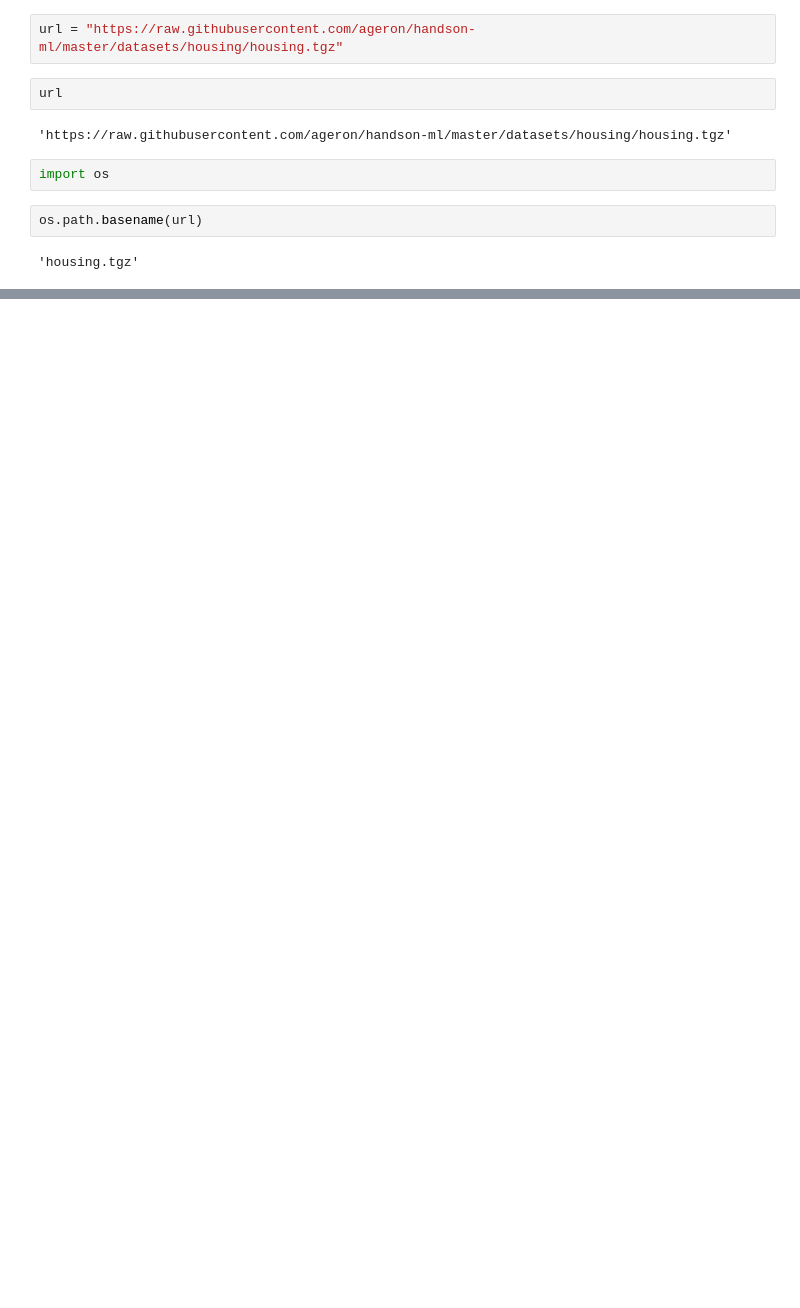
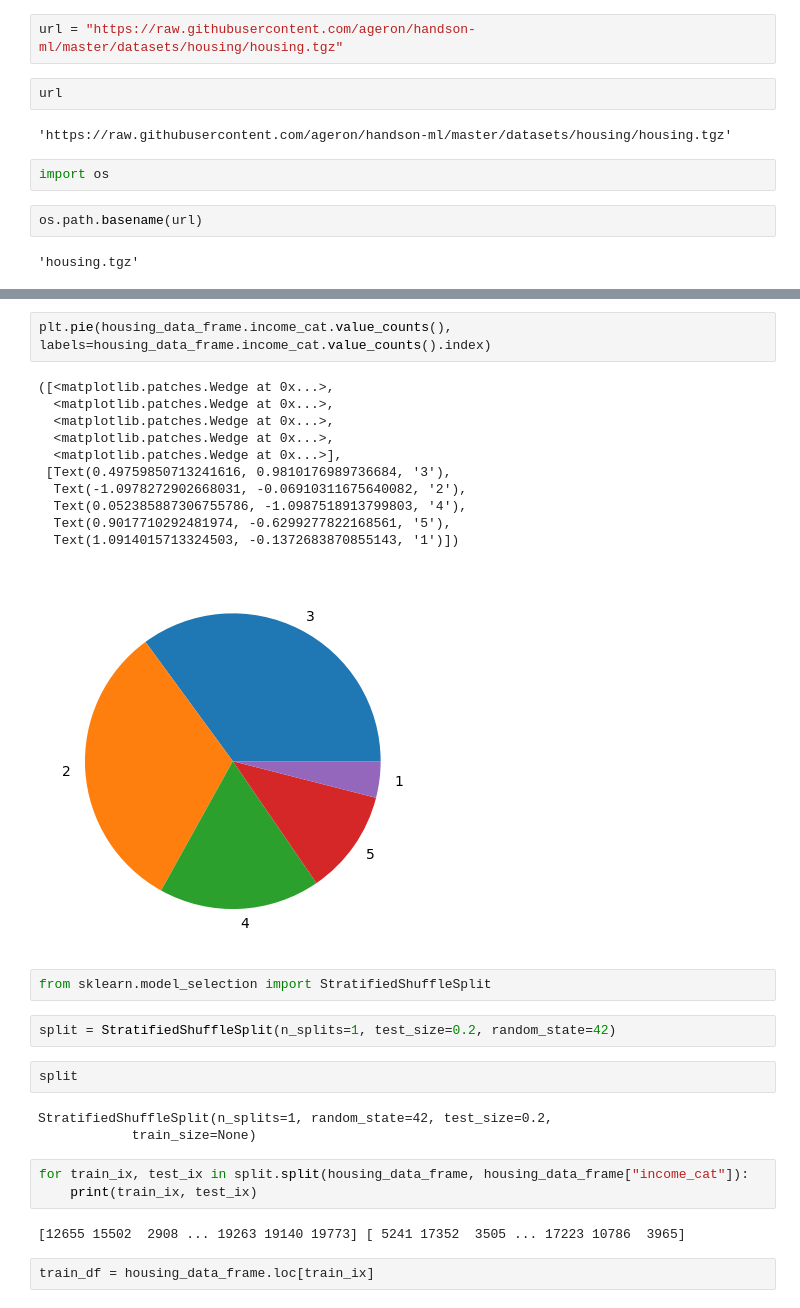
Before and after one commit to Paulsourav97/ML_project01, a Jupyter notebook: notebook/example2.ipynb, the cells around one changed output, grey strips where cells are left out. Cells and saved outputs as stored; diff of their text form; blank space fills up the shorter version.

```diff
--- a/notebook/example2.ipynb
+++ b/notebook/example2.ipynb
@@ -31,0 +57,30 @@ TypeError: __str__ returned non-string (type HousingException)
+# %%
+plt.pie(housing_data_frame.income_cat.value_counts(), labels=housing_data_frame.income_cat.value_counts().index)
+# %% [output]
+([<matplotlib.patches.Wedge at 0x...>,
+  <matplotlib.patches.Wedge at 0x...>,
+  <matplotlib.patches.Wedge at 0x...>,
+  <matplotlib.patches.Wedge at 0x...>,
+  <matplotlib.patches.Wedge at 0x...>],
+ [Text(0.49759850713241616, 0.9810176989736684, '3'),
+  Text(-1.0978272902668031, -0.06910311675640082, '2'),
+  Text(0.052385887306755786, -1.0987518913799803, '4'),
+  Text(0.9017710292481974, -0.6299277822168561, '5'),
+  Text(1.0914015713324503, -0.1372683870855143, '1')])
+[figure, added]
+# %%
+from sklearn.model_selection import StratifiedShuffleSplit
+# %%
+split = StratifiedShuffleSplit(n_splits=1, test_size=0.2, random_state=42)
+# %%
+split
+# %% [output]
+StratifiedShuffleSplit(n_splits=1, random_state=42, test_size=0.2,
+            train_size=None)
+# %%
+for train_ix, test_ix in split.split(housing_data_frame, housing_data_frame["income_cat"]):
+    print(train_ix, test_ix)
+# %% [output]
+[12655 15502  2908 ... 19263 19140 19773] [ 5241 17352  3505 ... 17223 10786  3965]
+# %%
+train_df = housing_data_frame.loc[train_ix]
```
Also changed, not shown: parts of 19 cells of this notebook, 4 other files.
